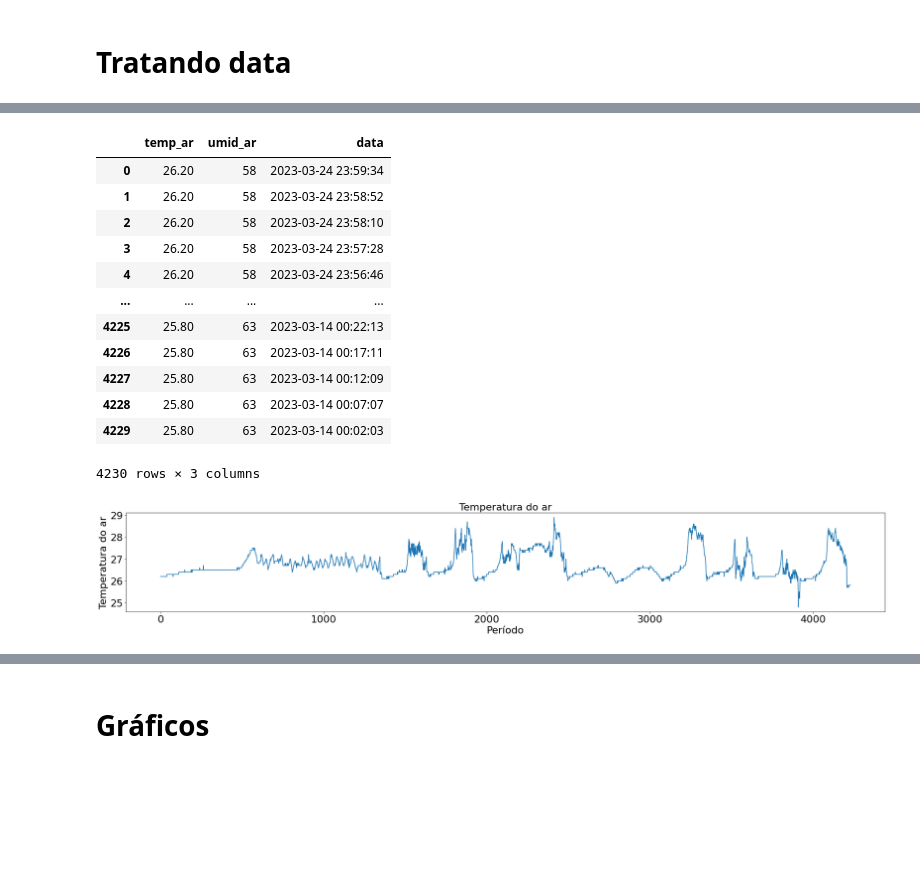
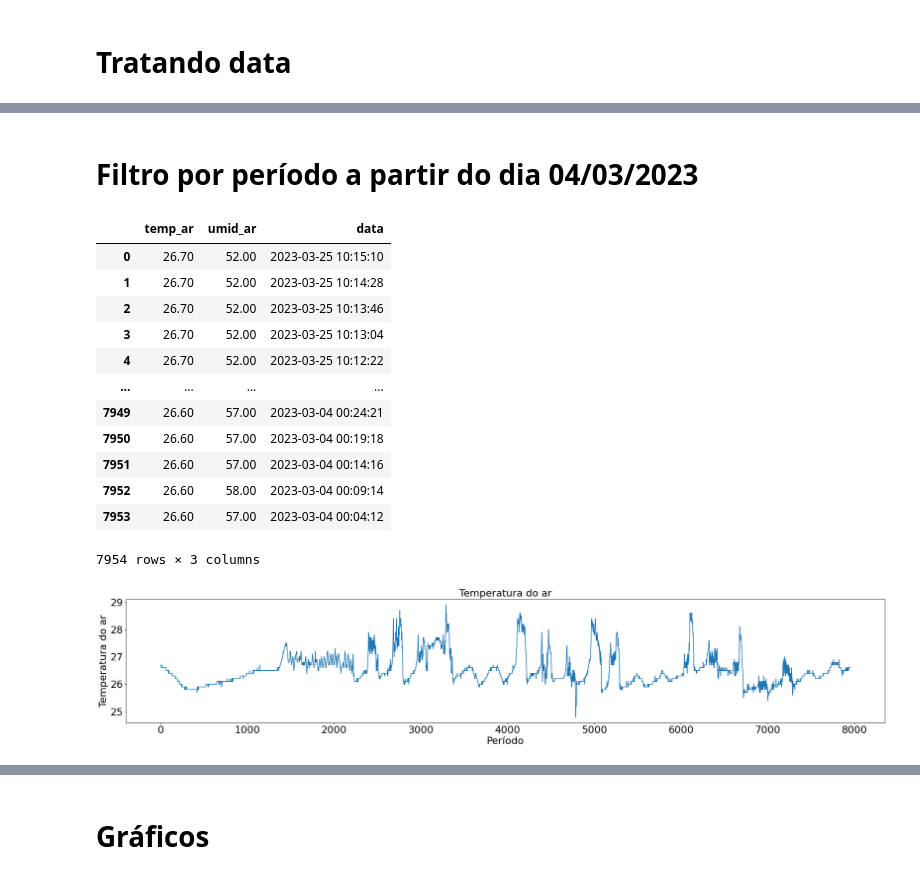
Before and after one commit to marianapiccolo/projeto-integrador-iv, a Jupyter notebook: PI_IV.ipynb, the cells around one changed output, grey strips where cells are left out. Saved outputs shown, nothing was run; the diff lists cells and outputs as text; code cells hidden in the pictures; blank space fills up the shorter version.

Commit message:
Tratamento inicial dos dados da API

```diff
--- a/PI_IV.ipynb
+++ b/PI_IV.ipynb
@@ -114,0 +149,3 @@ df_dados_api.head()
+# %%
+df_dados_api.drop_duplicates(inplace=True, ignore_index=True)
+df_dados_api.shape
@@ -119,5 +177,10 @@ dados_projeto = df_dados_api.copy()
+# %%
+def converte_data_portugues_para_ingles(df):
+  return datetime.strptime(df['time.data'], "%d/%m/%Y").strftime("%Y-%m-%d");
 # %%
-dados_projeto['data'] = dados_projeto['time.data'].str.replace(',','') + ' ' + dados_projeto['time.hora']
+dados_projeto['time.data'] = dados_projeto['time.data'].str.replace(',','')
+dados_projeto['time.data'] = dados_projeto.apply(lambda x: converte_data_portugues_para_ingles(x), axis=1)
+dados_projeto['data'] = dados_projeto['time.data'] + ' ' + dados_projeto['time.hora']
 dados_projeto['data'] = dados_projeto['data'].astype('datetime64[ns]')
 dados_projeto.head()
 # %% [output]
@@ -159,31 +273,35 @@ dados_projeto.head()
+# %% [markdown]
+# Filtro por período a partir do dia 04/03/2023
 # %%
-filtro = ((dados_projeto.data >= '2023-03-14') & (dados_projeto.data <= '2023-03-25'))
+filtro = (dados_projeto.data >= '2023-03-04 00:00:00') & (dados_projeto.data <= '2023-03-26 00:00:00')
 serie = dados_projeto.loc[filtro]
-serie.reset_index(inplace=True, drop=True)
 serie
 # %% [output]
 |  | temp_ar | umid_ar | data |
-| 0 | 26.20 | 58 | 2023-03-24 23:59:34 |
-| 1 | 26.20 | 58 | 2023-03-24 23:58:52 |
-| 2 | 26.20 | 58 | 2023-03-24 23:58:10 |
-| 3 | 26.20 | 58 | 2023-03-24 23:57:28 |
-| 4 | 26.20 | 58 | 2023-03-24 23:56:46 |
+| 0 | 26.70 | 52.00 | 2023-03-25 10:15:10 |
+| 1 | 26.70 | 52.00 | 2023-03-25 10:14:28 |
+| 2 | 26.70 | 52.00 | 2023-03-25 10:13:46 |
+| 3 | 26.70 | 52.00 | 2023-03-25 10:13:04 |
+| 4 | 26.70 | 52.00 | 2023-03-25 10:12:22 |
 | ... | ... | ... | ... |
-| 4225 | 25.80 | 63 | 2023-03-14 00:22:13 |
-| 4226 | 25.80 | 63 | 2023-03-14 00:17:11 |
-| 4227 | 25.80 | 63 | 2023-03-14 00:12:09 |
-| 4228 | 25.80 | 63 | 2023-03-14 00:07:07 |
-| 4229 | 25.80 | 63 | 2023-03-14 00:02:03 |
+| 7949 | 26.60 | 57.00 | 2023-03-04 00:24:21 |
+| 7950 | 26.60 | 57.00 | 2023-03-04 00:19:18 |
+| 7951 | 26.60 | 57.00 | 2023-03-04 00:14:16 |
+| 7952 | 26.60 | 58.00 | 2023-03-04 00:09:14 |
+| 7953 | 26.60 | 57.00 | 2023-03-04 00:04:12 |
-4230 rows × 3 columns
+7954 rows × 3 columns
 # %%
-plt.figure(figsize=(30,4))
+%%time
+plt.figure(figsize=(30,5))
 serie.temp_ar.plot()
 plt.xticks(fontsize=22)
 plt.yticks(fontsize=22)
 plt.xlabel('Período',size=22)
 plt.ylabel('Temperatura do ar',size=22)
 plt.title('Temperatura do ar',size=22)
 
+plt.savefig('data_temp_ar_conjunto_tratado_original.png', facecolor='white', transparent=False)
 plt.show()
+plt.close()
 # %% [output]
-[figure, old version]
+[figure, new version]
```
Also changed, not shown: parts of 53 cells of this notebook.
